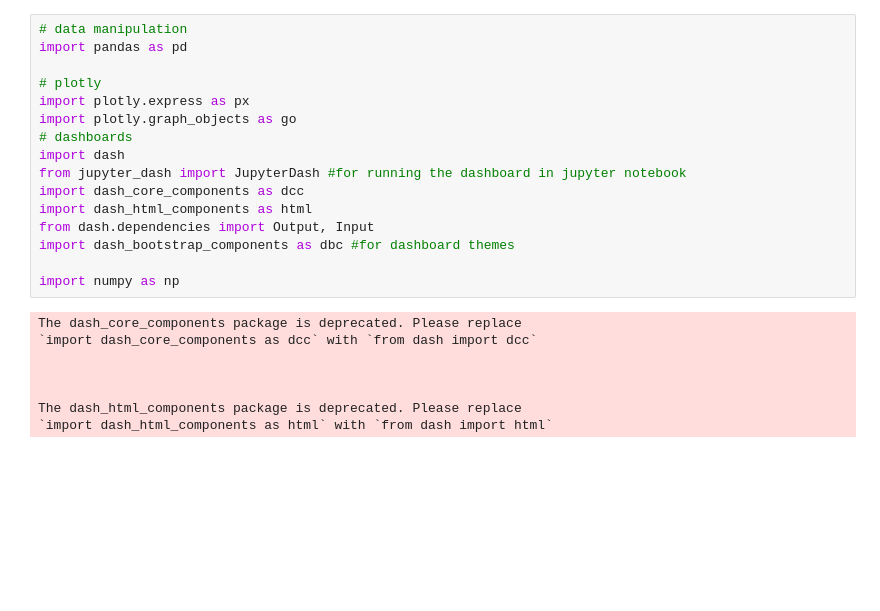
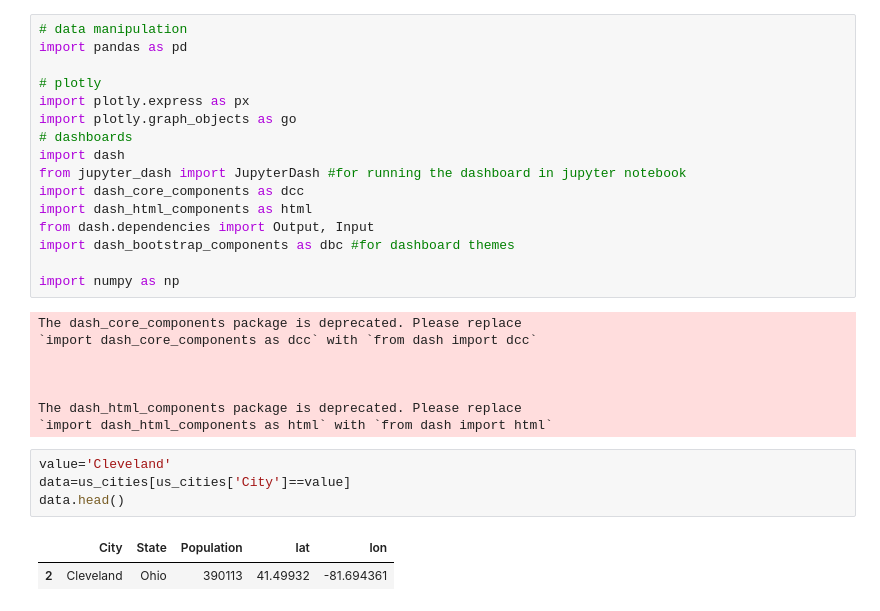
Before and after one commit to MawadaMF/DSO545, a Jupyter notebook: testingmap.ipynb, the cells around one changed output. Saved outputs shown, nothing was run; the diff lists cells and outputs as text; blank space fills up the shorter version.

```diff
--- a/testingmap.ipynb
+++ b/testingmap.ipynb
@@ -45,6 +45,13 @@ The dash_core_components package is deprecated. Please replace
 
 The dash_html_components package is deprecated. Please replace
 `import dash_html_components as html` with `from dash import html`
+# %%
+value='Cleveland'
+data=us_cities[us_cities['City']==value]
+data.head()
+# %% [output]
+|  | City | State | Population | lat | lon |
+| 2 | Cleveland | Ohio | 390113 | 41.49932 | -81.694361 |
 # %%
 app = JupyterDash(__name__,external_stylesheets = [dbc.themes.BOOTSTRAP])
 fig = go.Figure()
```
Also changed, not shown: parts of 2 cells of this notebook, 1 other file.
